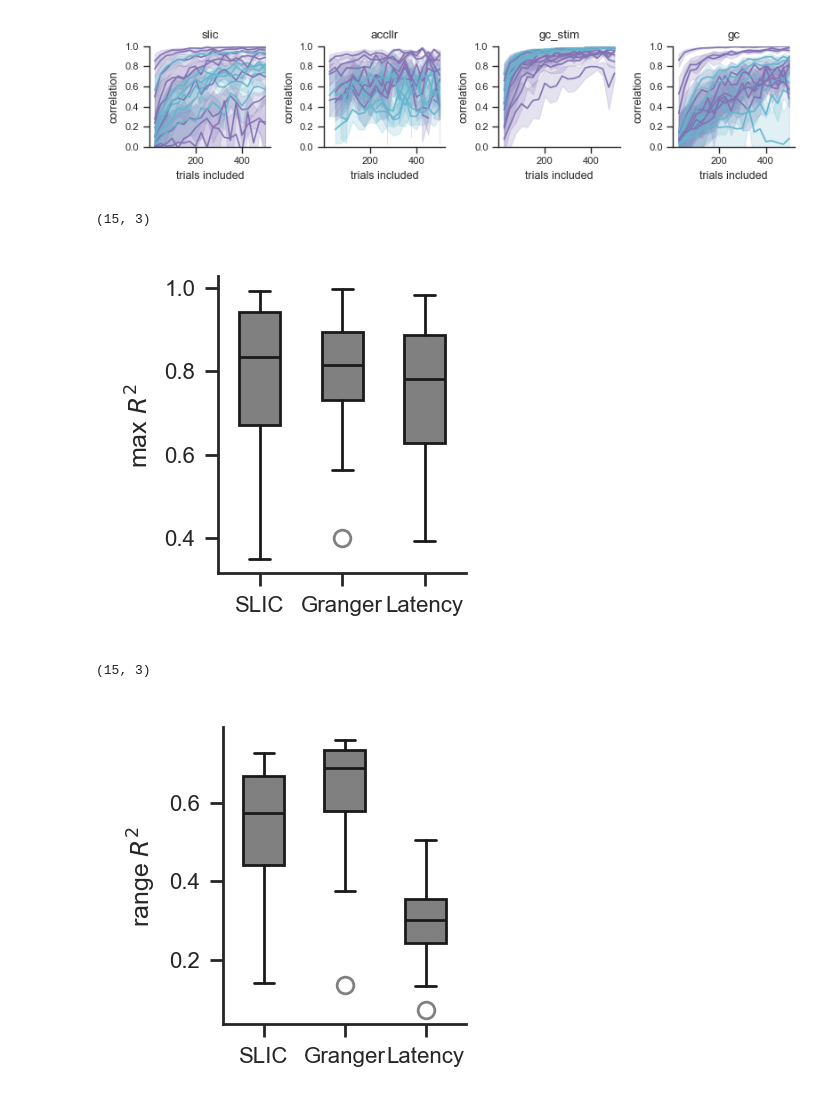
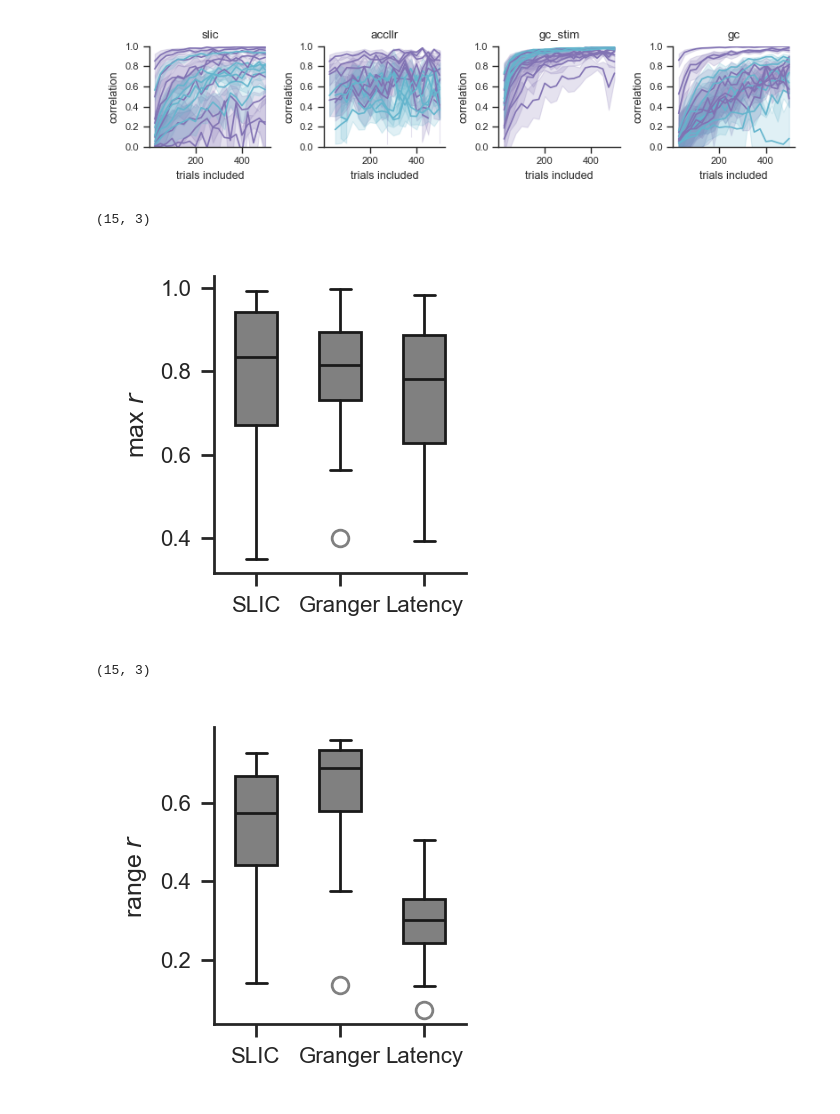
Before and after one commit to leoscholl/ecog_opto_connectivity, a Jupyter notebook: 4_longitude.ipynb, the cells around one changed output. Cells and saved outputs as stored; diff of their text form; code cells hidden in the pictures.

```diff
--- a/4_longitude.ipynb
+++ b/4_longitude.ipynb
@@ -834,24 +863,24 @@ plt.figure(figsize=(2,2), dpi=200)
 data = np.array([max_slic, max_gc, max_accllr]).T
 print(np.shape(data))
 aopy.visualization.plot_boxplots(data, ['SLIC', 'Granger', 'Latency'], trendline=False)
-plt.ylabel(f'max $R^2$ ')
+plt.ylabel(f'max $r$ ')
 sns.despine()
 plt.tight_layout()
 # %% [output]
 (15, 3)
-[figure, old version]
+[figure, new version]
 # %%
 # Plot range
 plt.figure(figsize=(2,2), dpi=200)
 data = np.array([rng_slic, rng_gc, rng_accllr]).T
 print(np.shape(data))
 aopy.visualization.plot_boxplots(data, ['SLIC', 'Granger', 'Latency'], trendline=False)
-plt.ylabel(f'range $R^2$ ')
+plt.ylabel(f'range $r$ ')
 sns.despine()
 plt.tight_layout()
 # %% [output]
 (15, 3)
-[figure, old version]
+[figure, new version]
 # %%
 # Plot all together
 plt.figure(figsize=(6,1.75), dpi=200)
```
Also changed, not shown: parts of 6 cells of this notebook, 53 other files.
